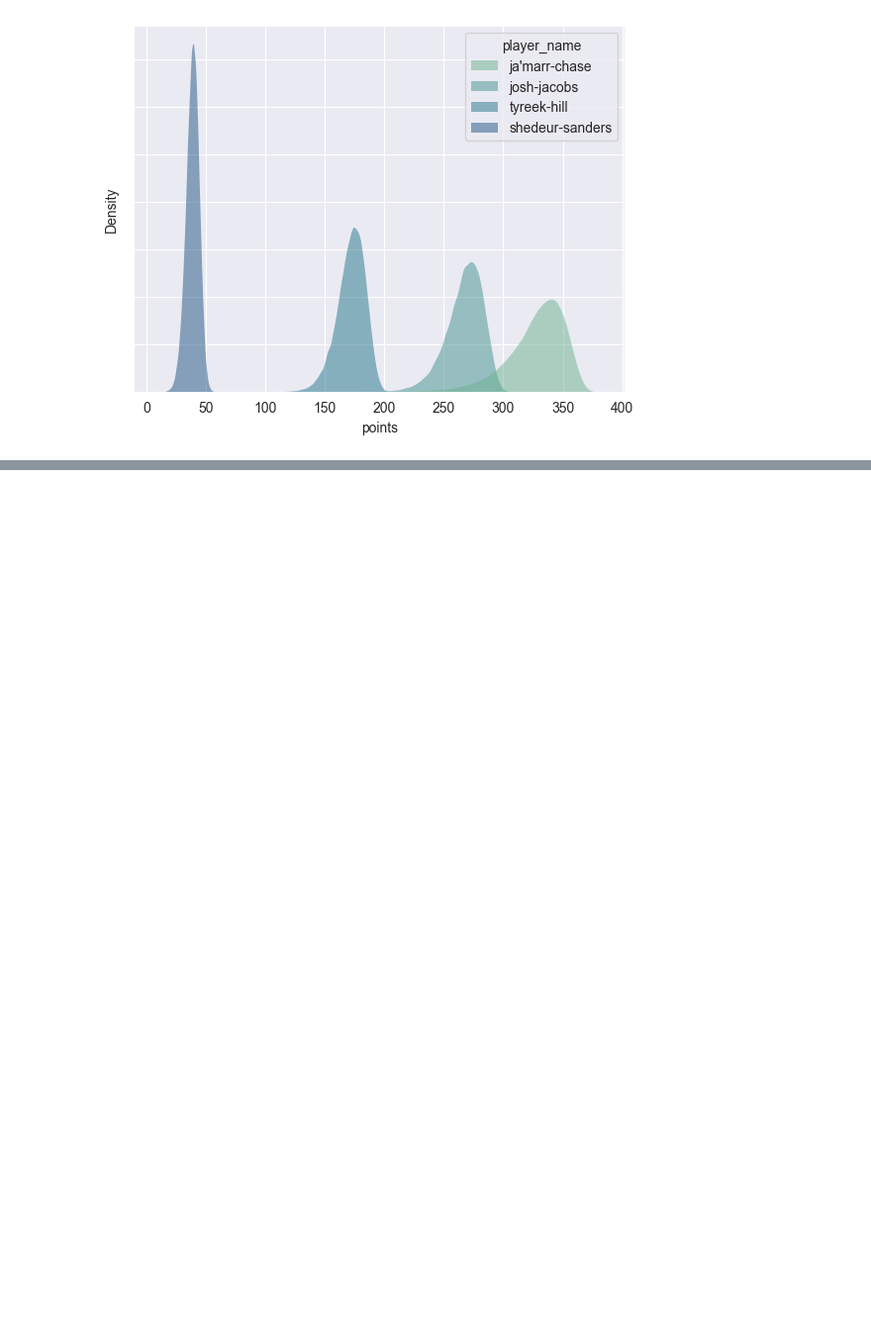
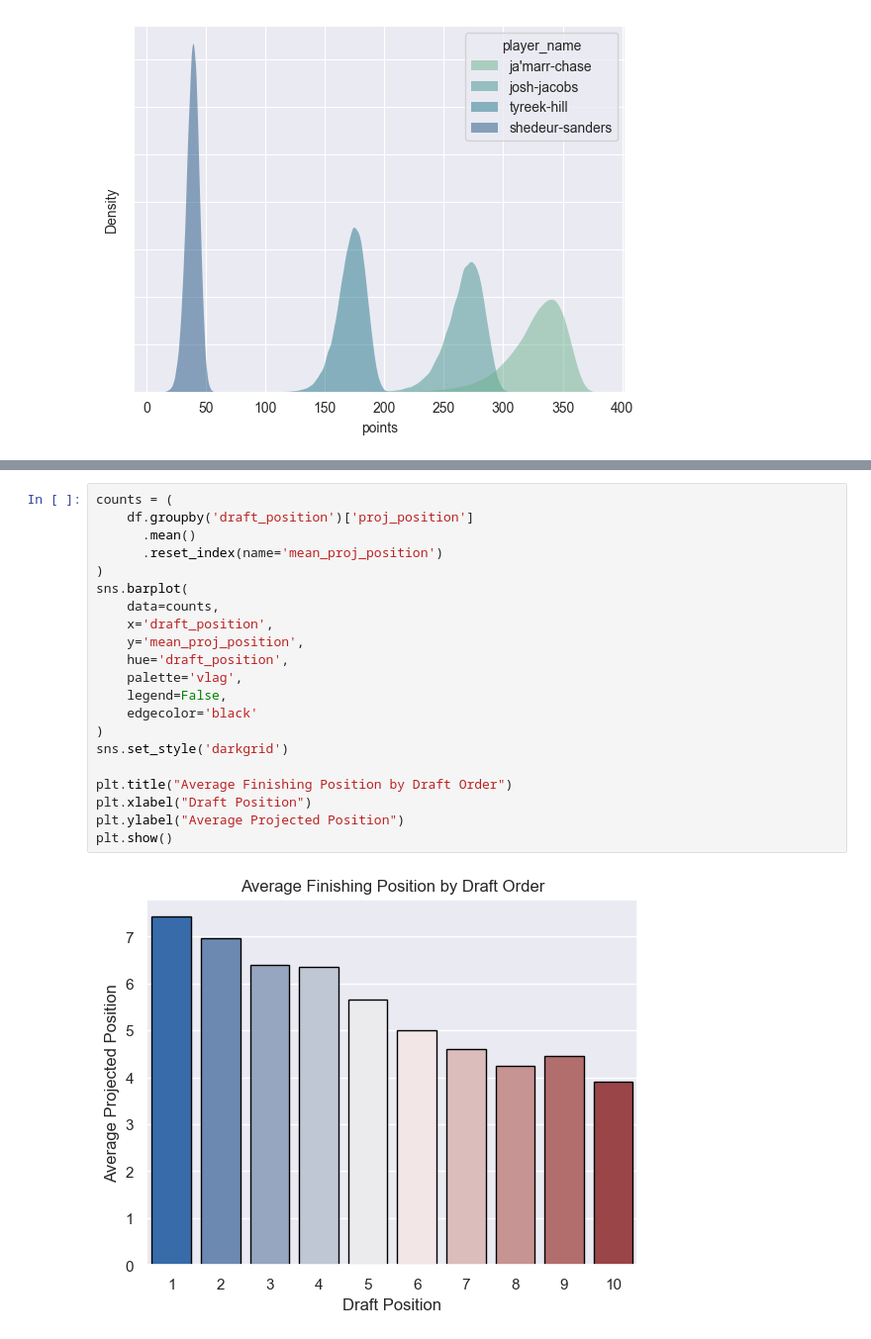
Before and after one commit to lukebernier/monte-carlo, a Jupyter notebook: draft_monte_carlo.ipynb, the cells around one changed output, grey strips where cells are left out. Shown at 99% size. Drawn from its saved outputs; the diff is of its cells as text; blank space fills up the shorter version.

```diff
--- a/draft_monte_carlo.ipynb
+++ b/draft_monte_carlo.ipynb
@@ -598,0 +750,23 @@ draw_density_plots([0, 10, 51, 620], players_adjusted)
+# %%
+counts = (
+    df.groupby('draft_position')['proj_position']
+      .mean()
+      .reset_index(name='mean_proj_position')
+)
+sns.barplot(
+    data=counts,
+    x='draft_position',
+    y='mean_proj_position',
+    hue='draft_position',
+    palette='vlag',
+    legend=False,
+    edgecolor='black'
+)
+sns.set_style('darkgrid')
+
+plt.title("Average Finishing Position by Draft Order")
+plt.xlabel("Draft Position")
+plt.ylabel("Average Projected Position")
+plt.show()
+# %% [output]
+[figure, added]
```
Also changed, not shown: parts of 13 cells of this notebook, 2 other files.
